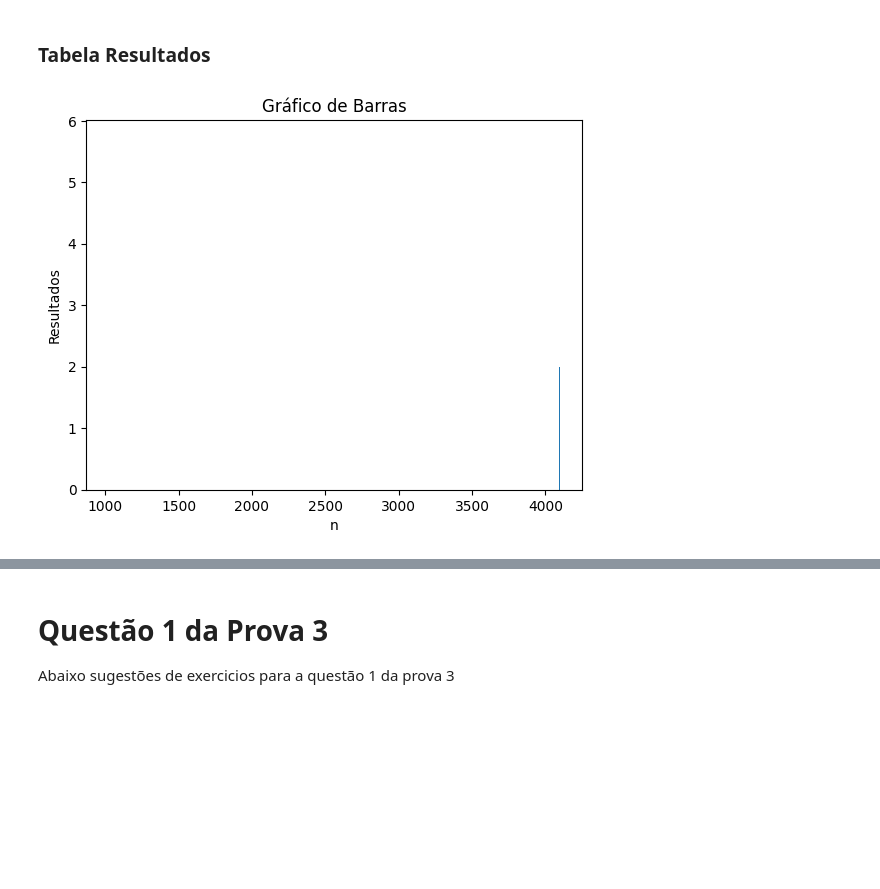
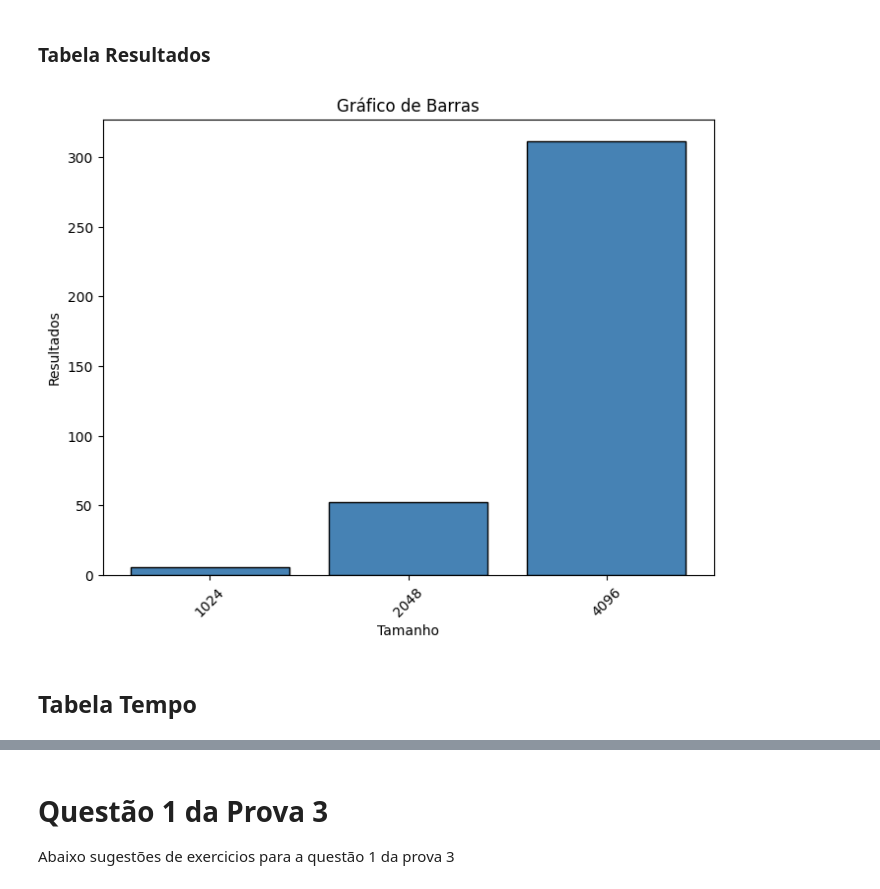
Before and after one commit to jpmedras/inf450_2023-1, a Jupyter notebook: Valgrind_Simulador_de_Cache.ipynb, the cells around one changed output, grey strips where cells are left out. Drawn from its saved outputs; the diff is of its cells as text; code cells hidden in the pictures; blank space fills up the shorter version.

```diff
--- a/Valgrind_Simulador_de_Cache.ipynb
+++ b/Valgrind_Simulador_de_Cache.ipynb
@@ -1209,13 +1269,17 @@ Overwriting mm_permute.cpp
 # %%
 import matplotlib.pyplot as plt
 
-n = [1024, 2048, 4096]
-resultados = [5.725018, 1, 2]
+Tamanho = ["1024", "2048", "4096"]
+resultados = [5.725018, 52.172630, 311.457642]
 
-plt.bar(n, resultados)
-plt.xlabel('n')
+plt.figure(figsize=(8, 6))
+plt.bar(Tamanho, resultados, color='steelblue', edgecolor='black')
+plt.xlabel('Tamanho')
 plt.ylabel('Resultados')
 plt.title('Gráfico de Barras')
+plt.xticks(rotation=45)
 plt.show()
 # %% [output]
-[figure, old version]
+[figure, new version]
+# %% [markdown]
+## Tabela Tempo
```
Also changed, not shown: parts of 18 cells of this notebook.
